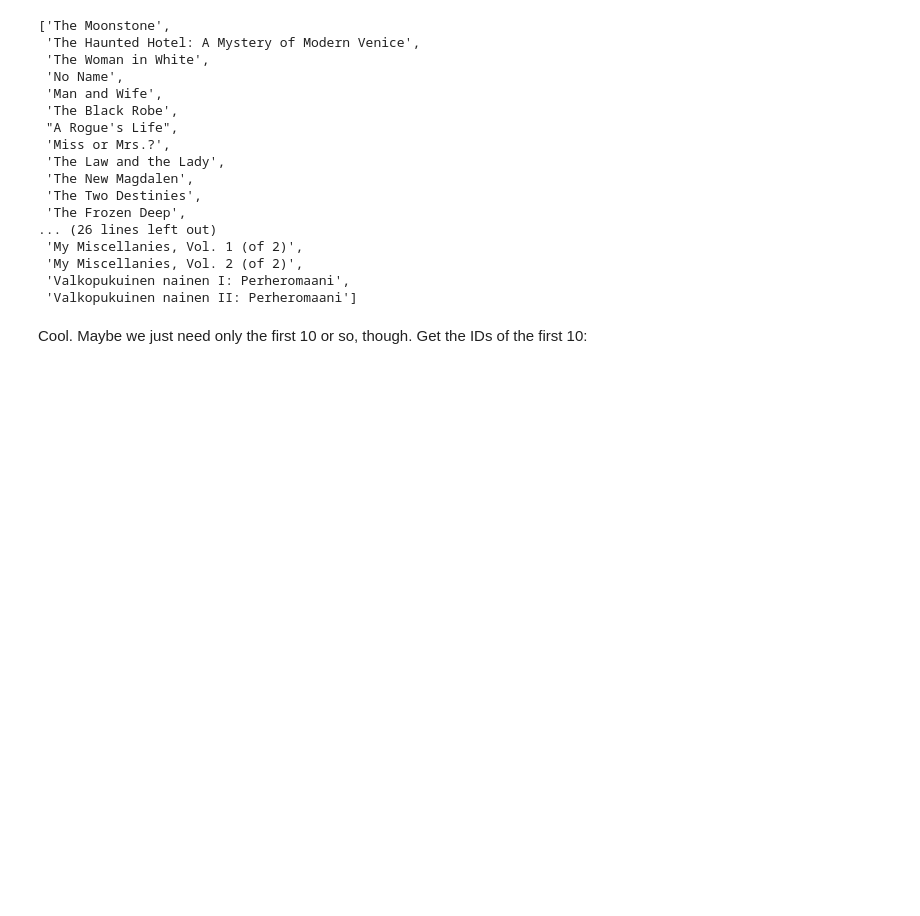
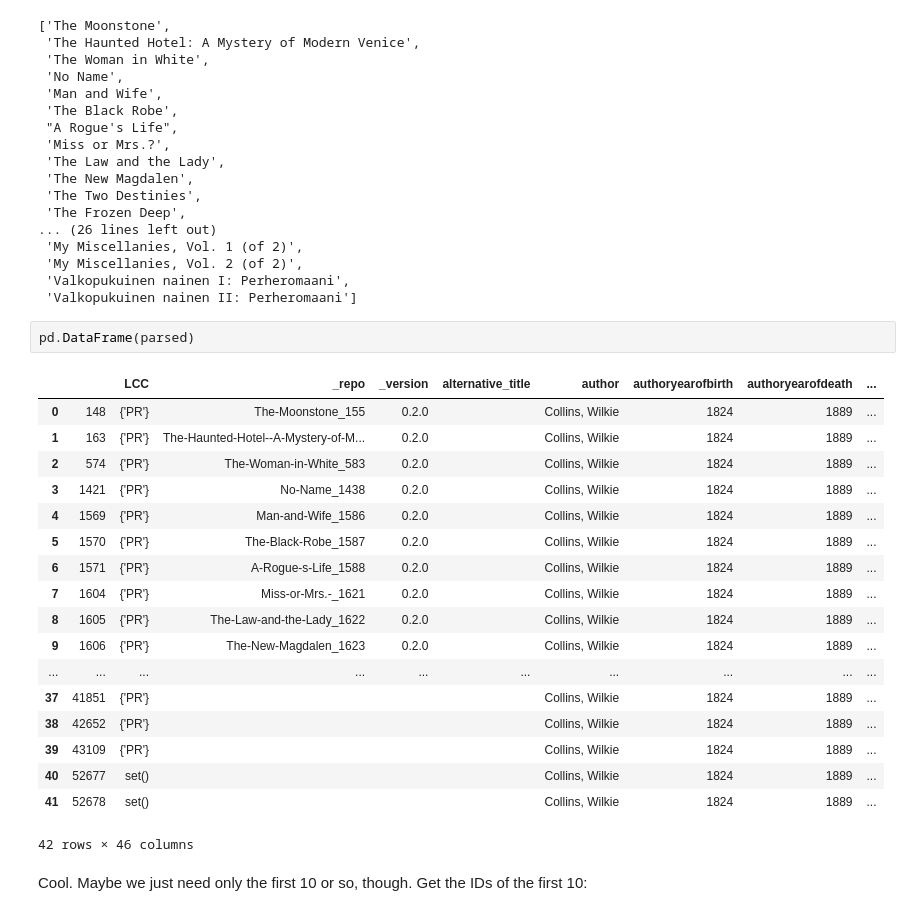
Before and after one commit to JonathanReeve/course-computational-literary-analysis, a Jupyter notebook: Notes/09-Corpora.ipynb, the cells around one changed output. Drawn from its saved outputs; the diff is of its cells as text; blank space fills up the shorter version.

```diff
--- a/Notes/09-Corpora.ipynb
+++ b/Notes/09-Corpora.ipynb
@@ -170,6 +170,27 @@ Then look at the titles we got:
  'My Miscellanies, Vol. 2 (of 2)',
  'Valkopukuinen nainen I: Perheromaani',
  'Valkopukuinen nainen II: Perheromaani']
+# %%
+pd.DataFrame(parsed)
+# %% [output]
+|  |  | LCC | _repo | _version | alternative_title | author | authoryearofbirth | authoryearofdeath | ... |
+| 0 | 148 | {'PR'} | The-Moonstone_155 | 0.2.0 |  | Collins, Wilkie | 1824 | 1889 | ... |
+| 1 | 163 | {'PR'} | The-Haunted-Hotel--A-Mystery-of-M... | 0.2.0 |  | Collins, Wilkie | 1824 | 1889 | ... |
+| 2 | 574 | {'PR'} | The-Woman-in-White_583 | 0.2.0 |  | Collins, Wilkie | 1824 | 1889 | ... |
+| 3 | 1421 | {'PR'} | No-Name_1438 | 0.2.0 |  | Collins, Wilkie | 1824 | 1889 | ... |
+| 4 | 1569 | {'PR'} | Man-and-Wife_1586 | 0.2.0 |  | Collins, Wilkie | 1824 | 1889 | ... |
+| 5 | 1570 | {'PR'} | The-Black-Robe_1587 | 0.2.0 |  | Collins, Wilkie | 1824 | 1889 | ... |
+| 6 | 1571 | {'PR'} | A-Rogue-s-Life_1588 | 0.2.0 |  | Collins, Wilkie | 1824 | 1889 | ... |
+| 7 | 1604 | {'PR'} | Miss-or-Mrs.-_1621 | 0.2.0 |  | Collins, Wilkie | 1824 | 1889 | ... |
+| 8 | 1605 | {'PR'} | The-Law-and-the-Lady_1622 | 0.2.0 |  | Collins, Wilkie | 1824 | 1889 | ... |
+| 9 | 1606 | {'PR'} | The-New-Magdalen_1623 | 0.2.0 |  | Collins, Wilkie | 1824 | 1889 | ... |
+| ... | ... | ... | ... | ... | ... | ... | ... | ... | ... |
+| 37 | 41851 | {'PR'} |  |  |  | Collins, Wilkie | 1824 | 1889 | ... |
+| 38 | 42652 | {'PR'} |  |  |  | Collins, Wilkie | 1824 | 1889 | ... |
+| 39 | 43109 | {'PR'} |  |  |  | Collins, Wilkie | 1824 | 1889 | ... |
+| 40 | 52677 | set() |  |  |  | Collins, Wilkie | 1824 | 1889 | ... |
+| 41 | 52678 | set() |  |  |  | Collins, Wilkie | 1824 | 1889 | ... |
+42 rows × 46 columns
 # %% [markdown]
 Cool. Maybe we just need only the first 10 or so, though. Get the IDs of the first 10:
 # %%
```
Also changed, not shown: parts of 3 cells of this notebook, 2 other files.
